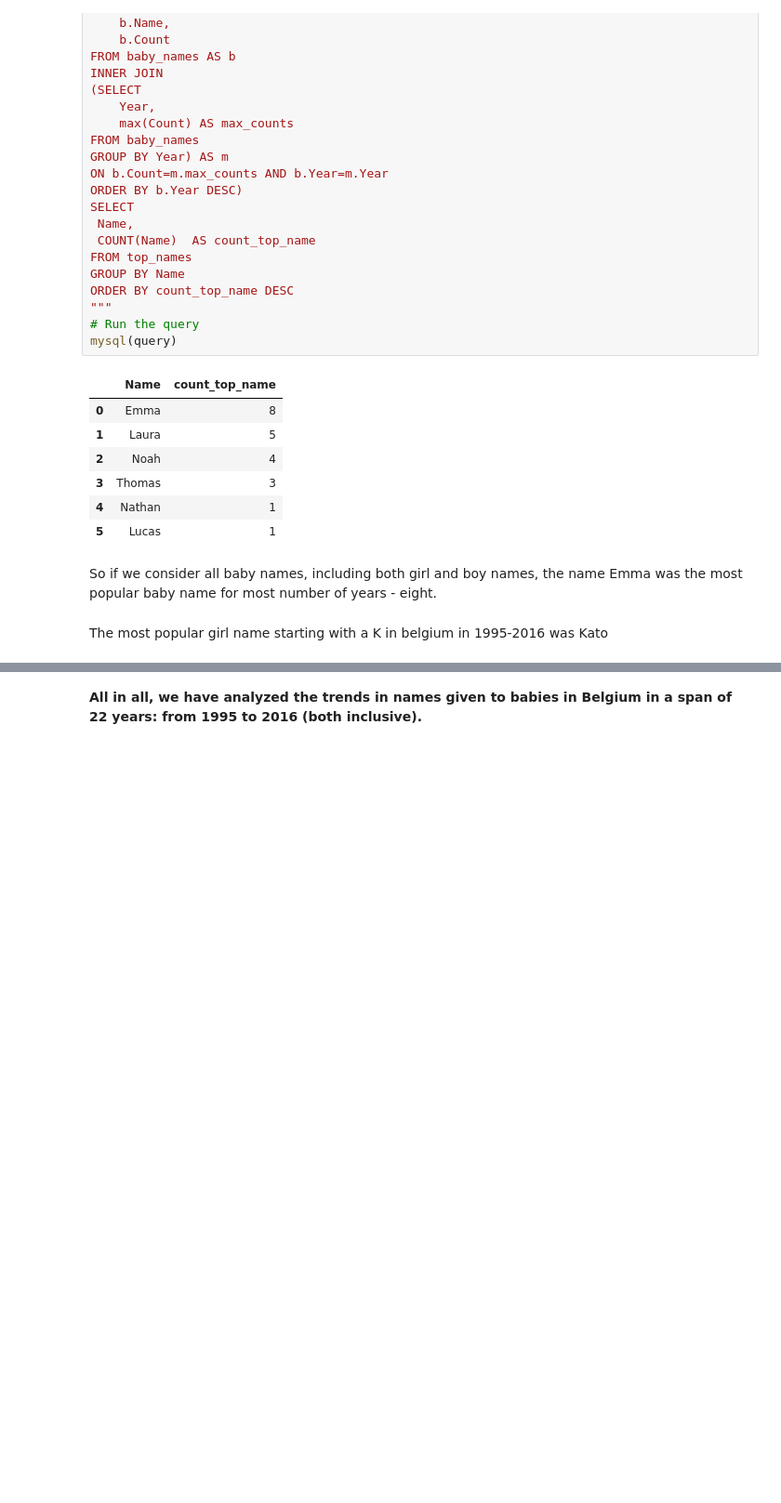
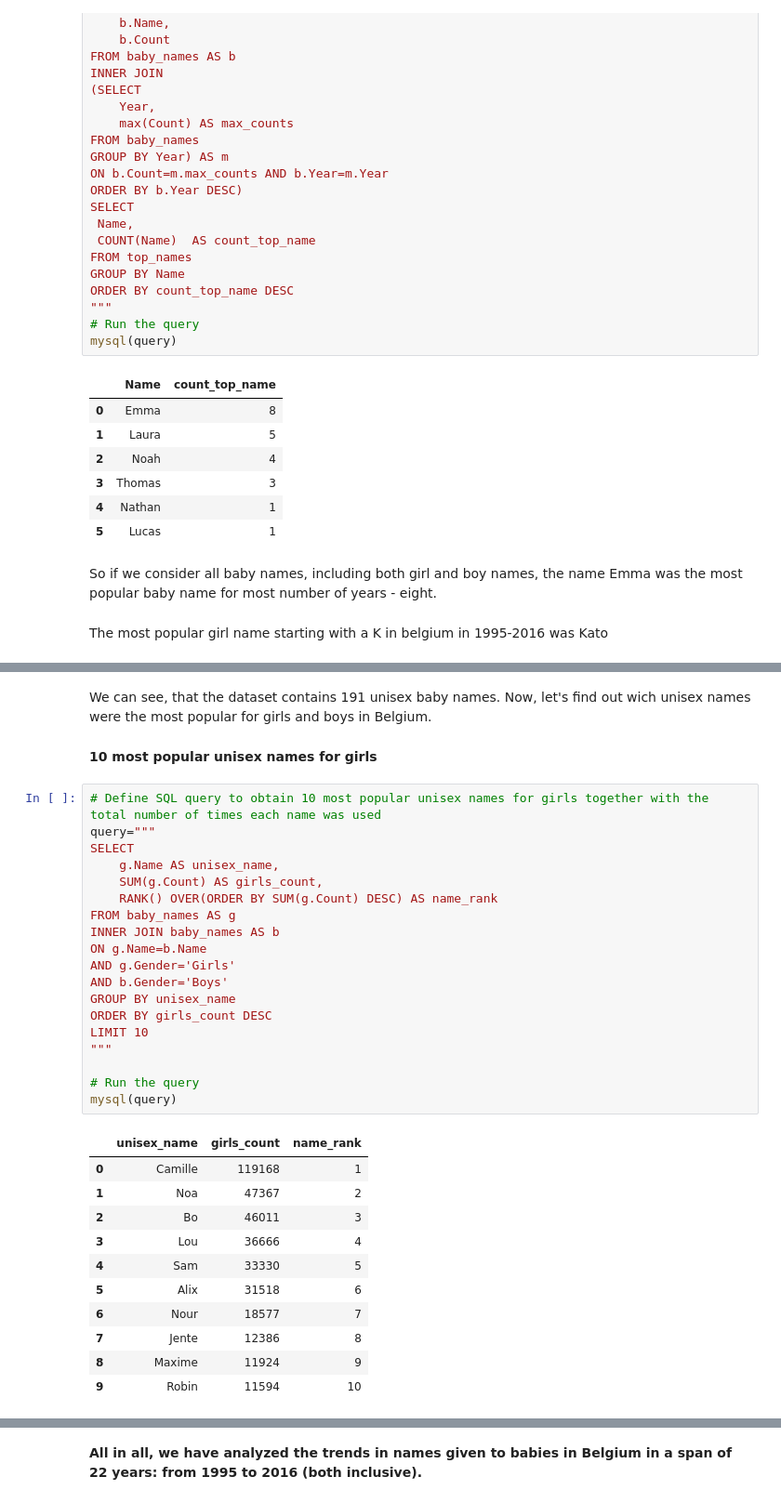
Before and after one commit to katerynalemishko/belgium_baby_names, a Jupyter notebook: belgium_baby_names.ipynb, the cells around one changed output, grey strips where cells are left out. Shown: that part at 93% size. Cells and saved outputs as stored; diff of their text form; blank space fills up the shorter version.

Commit message:
add unisex names queries

```diff
--- a/belgium_baby_names.ipynb
+++ b/belgium_baby_names.ipynb
@@ -520,0 +556,35 @@ The most popular girl name starting with a K in belgium in 1995-2016 was Kato
+# %% [markdown]
+We can see, that the dataset contains 191 unisex baby names. Now, let's find out wich unisex names were the most popular for girls and boys in Belgium.
+# %% [markdown]
+**10 most popular unisex names for girls**
+# %%
+# Define SQL query to obtain 10 most popular unisex names for girls together with the total number of times each name was used
+query="""
+SELECT
+    g.Name AS unisex_name,
+    SUM(g.Count) AS girls_count,
+    RANK() OVER(ORDER BY SUM(g.Count) DESC) AS name_rank
+FROM baby_names AS g
+INNER JOIN baby_names AS b
+ON g.Name=b.Name
+AND g.Gender='Girls'
+AND b.Gender='Boys'
+GROUP BY unisex_name
+ORDER BY girls_count DESC
+LIMIT 10
+"""
+
+# Run the query
+mysql(query)
+# %% [output]
+|  | unisex_name | girls_count | name_rank |
+| 0 | Camille | 119168 | 1 |
+| 1 | Noa | 47367 | 2 |
+| 2 | Bo | 46011 | 3 |
+| 3 | Lou | 36666 | 4 |
+| 4 | Sam | 33330 | 5 |
+| 5 | Alix | 31518 | 6 |
+| 6 | Nour | 18577 | 7 |
+| 7 | Jente | 12386 | 8 |
+| 8 | Maxime | 11924 | 9 |
+| 9 | Robin | 11594 | 10 |
```
Also changed, not shown: parts of 7 cells of this notebook.
